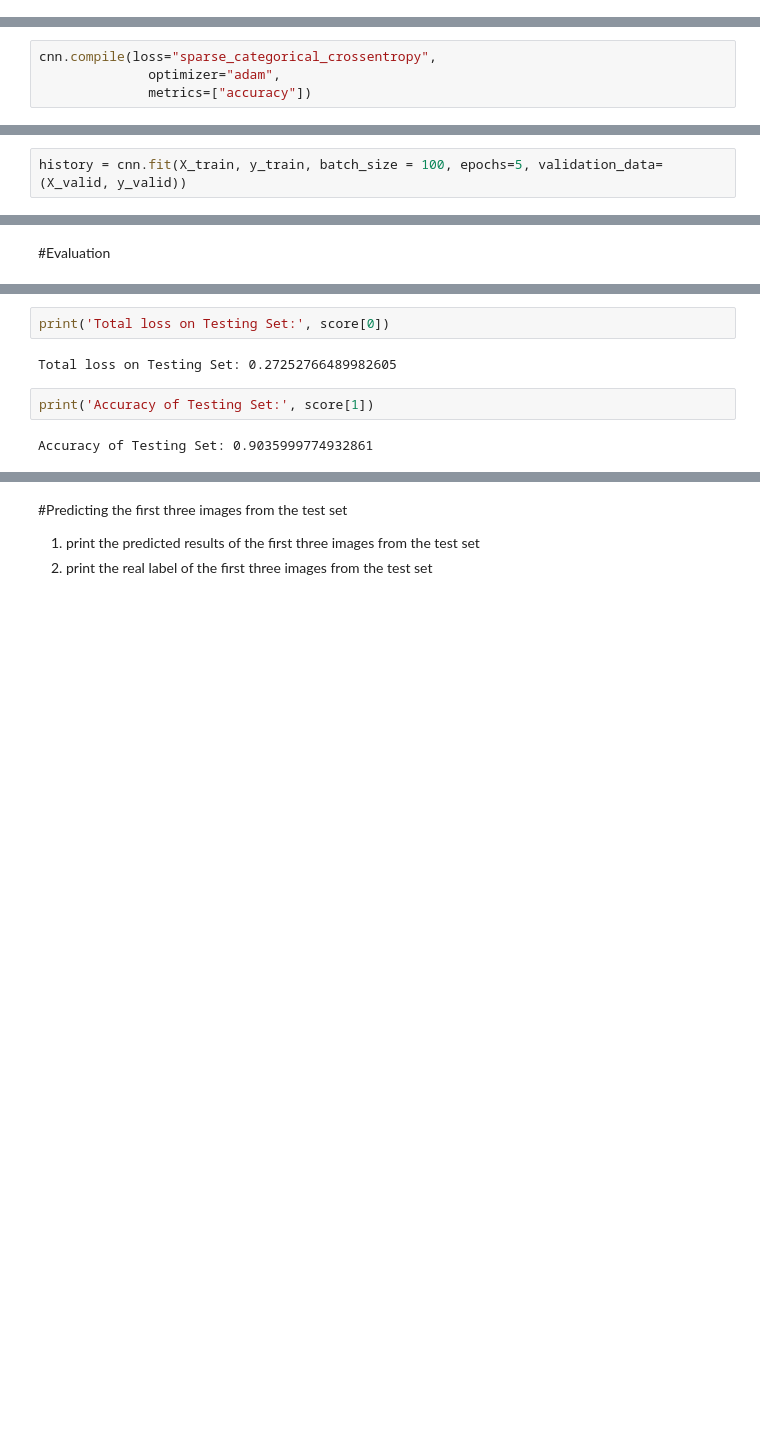
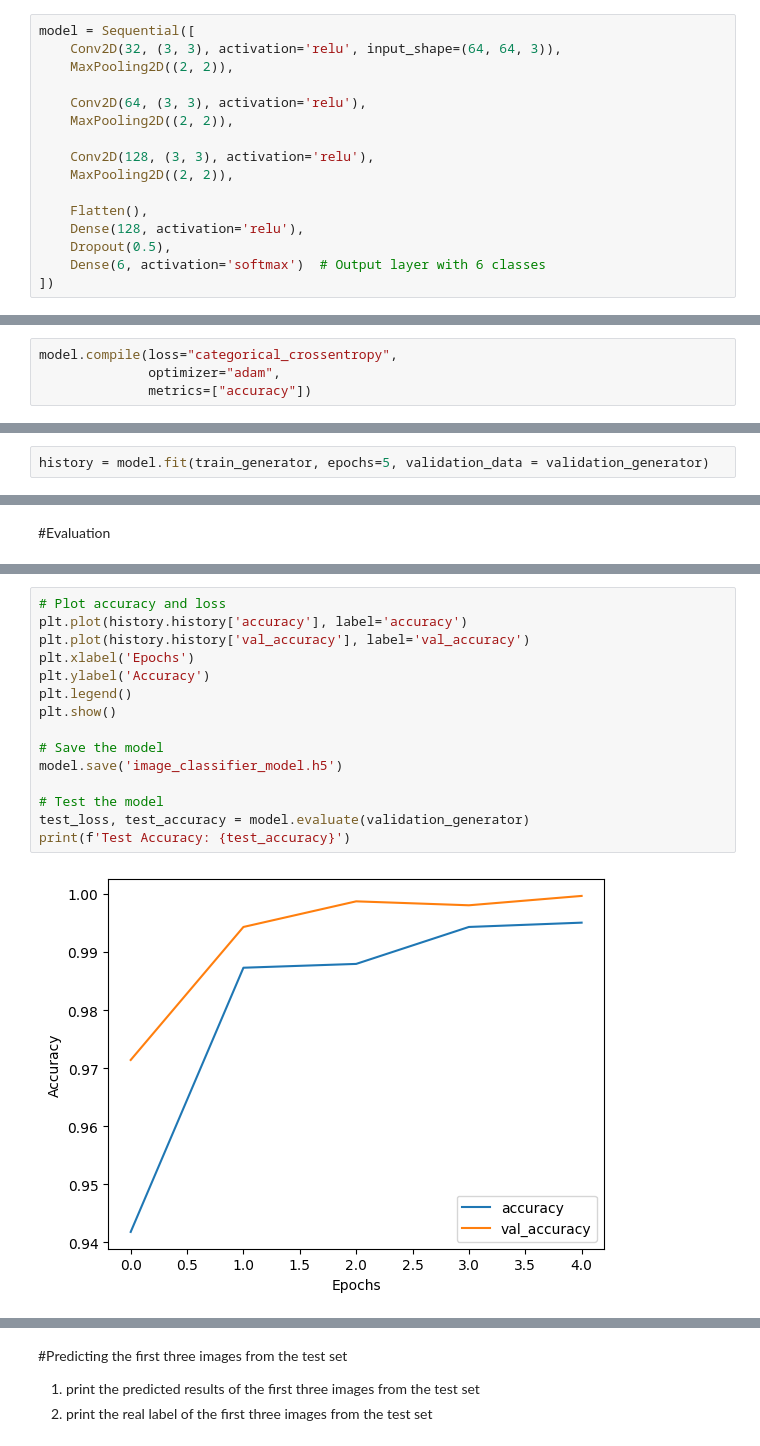
Before and after one commit to SebastianSSandoval/CECS-456, a Jupyter notebook: aiFinalProject/Final_I_thinky.ipynb, the cells around one changed output, grey strips where cells are left out. Saved outputs shown, nothing was run; the diff lists cells and outputs as text; blank space fills up the shorter version.

Commit message:
Decent Push
Got the model pretty much done and pushed, still need to edit it similarly to how she had it

```diff
--- a/aiFinalProject/Final_I_thinky.ipynb
+++ b/aiFinalProject/Final_I_thinky.ipynb
@@ -79 +108,17 @@ cnn.add(tf.keras.layers.Dense(units= 10, activation= "softmax"))#Output layer
+# %%
+model = Sequential([
+    Conv2D(32, (3, 3), activation='relu', input_shape=(64, 64, 3)),
+    MaxPooling2D((2, 2)),
+
+    Conv2D(64, (3, 3), activation='relu'),
+    MaxPooling2D((2, 2)),
+
+    Conv2D(128, (3, 3), activation='relu'),
+    MaxPooling2D((2, 2)),
+
+    Flatten(),
+    Dense(128, activation='relu'),
+    Dropout(0.5),
+    Dense(6, activation='softmax')  # Output layer with 6 classes
+])
 # %%
@@ -103,12 +148,12 @@ Model: "sequential"
 # %% [markdown]
 #compiling the model:
 # %%
-cnn.compile(loss="sparse_categorical_crossentropy",
+model.compile(loss="categorical_crossentropy",
               optimizer="adam",
               metrics=["accuracy"])
 # %% [markdown]
 # training neural network model:
 # %%
-history = cnn.fit(X_train, y_train, batch_size = 100, epochs=5, validation_data=(X_valid, y_valid))
+history = model.fit(train_generator, epochs=5, validation_data = validation_generator)
 # %% [output]
 Epoch 1/5
@@ -130,8 +171,17 @@ score = cnn.evaluate(X_test, y_test)
-# %%
-print('Total loss on Testing Set:', score[0])
-# %% [output]
-Total loss on Testing Set: 0.27252766489982605
-# %%
-print('Accuracy of Testing Set:', score[1])
-# %% [output]
-Accuracy of Testing Set: 0.9035999774932861
+# %%
+# Plot accuracy and loss
+plt.plot(history.history['accuracy'], label='accuracy')
+plt.plot(history.history['val_accuracy'], label='val_accuracy')
+plt.xlabel('Epochs')
+plt.ylabel('Accuracy')
+plt.legend()
+plt.show()
+
+# Save the model
+model.save('image_classifier_model.h5')
+
+# Test the model
+test_loss, test_accuracy = model.evaluate(validation_generator)
+print(f'Test Accuracy: {test_accuracy}')
+# %% [output]
+[figure, added]
```
Also changed, not shown: parts of 19 cells of this notebook, 1 other file.
